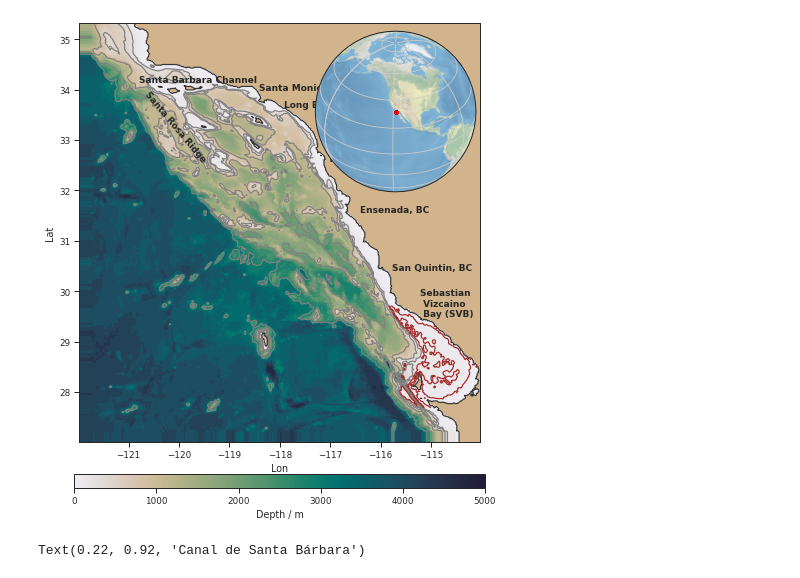
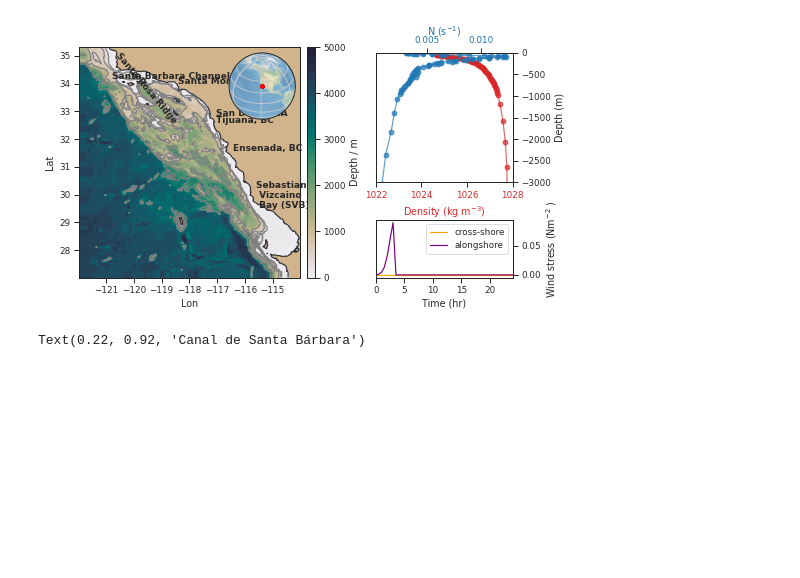
Before and after one commit to anakarinarm/notebooks_SVB, a Jupyter notebook: MITgcm/domain5/figures_paper/figure01.ipynb, the cells around one changed output. Saved outputs shown, nothing was run; the diff lists cells and outputs as text; code cells hidden in the pictures; blank space fills up the shorter version.

```diff
--- a/MITgcm/domain5/figures_paper/figure01.ipynb
+++ b/MITgcm/domain5/figures_paper/figure01.ipynb
@@ -15,6 +15,24 @@ from xmitgcm import open_mdsdataset
 import cartopy
 import cartopy.mpl.geoaxes
 from mpl_toolkits.axes_grid1.inset_locator import inset_axes
+# %%
+def gaussian_windstress(nt=120, end_time=60, max_tau=0.1, sigma=1, center=3.5, angle_up=120.):
+    '''nt=120  number of wind records
+       end_time = 60  end time of records
+       max_tau = 0.1  original 0.1
+       sigma = 1
+       center = 3.5  base 3.5 hr, faster 2.5 hr, slower 4.5
+       angle_up = 120. Rotation angle (in deg) to get alongshore winds'''
+
+    t = np.linspace(0,end_time,nt)  #time array of wind records
+    gauss = max_tau*np.exp(-((t-center)**2)/(2*sigma))
+    mask = t>center
+    gauss[mask]=0
+    windstress= gauss.copy()
+    #alpha = np.radians(angle_up)
+    #zonal_tau = windstress*np.cos(alpha)
+    #merid_tau = windstress*np.sin(alpha)
+    return(windstress, t)
 # %%
 outdir = '/data/SO2/sio-kramosmusalem/exp06_512x612x100_ORL_SVB/01_SVB_febTS_output/'
 outdir2 = '/data/SO2/sio-kramosmusalem/exp06_512x612x100_ORL/01_noSVB_febTS/'
@@ -63,77 +81,103 @@ mask_depSVB = np.ma.getmask(dep_maskedSVB)
 # %%
 sns.set_style('ticks')
 sns.set_context('paper')
-fig = plt.figure(figsize=(7.6,9.2))
-
-ax = fig.add_axes([0.1, 0.0, 0.75, 0.8])
+fig = plt.figure(figsize=(7.6,4.0))
+ax = fig.add_axes([-0.1, 0.12, 0.7, 0.8])
 ax.set_facecolor('tan')
 
 pc = ax.pcolormesh(lon,lat,dep_maskedSVB,
                   vmin=0, vmax=5000, cmap=cmo.cm.rain)
-cb = plt.colorbar(pc, ax=ax, label='Depth / m',pad=0.06, aspect=30,orientation='horizontal')
+cb = plt.colorbar(pc, ax=ax, label='Depth / m',pad=0.02,
+                  aspect=30)
 
 cn = ax.contour(lon,lat,dep_maskedSVB, colors=['0.5'],
                 levels=[250,500,1000,2000,3000])
 
 ax.contour(lon,lat,depthSVB[:,:], levels=[0], colors='0.2')
 
-cn2 = ax.contour(lon[300:],lat[50:200],dep_maskedSVB[50:200,300:], colors=['brown'],
-                levels=[50,100,150])
+#cn2 = ax.contour(lon[300:],lat[50:200],dep_maskedSVB[50:200,300:], colors=['brown'],
+#                levels=[50,100,150])
 
 ax.set_xlabel('Lon')
 ax.set_ylabel('Lat')
-
 ax.set_aspect(1)
 
-ax.text(0.85,0.3,'Sebastian \n Vizcaino \n Bay (SVB)',fontsize=9, fontweight='bold',
+ax.text(0.8,0.3,'Sebastian \n Vizcaino \n Bay (SVB)',fontsize=9, fontweight='bold',
         transform=ax.transAxes)
-ax.text(0.78,0.41,'San Quintin, BC',fontsize=9, transform=ax.transAxes,fontweight='bold')
+#ax.text(0.78,0.41,'San Quintin, BC',fontsize=9, transform=ax.transAxes,fontweight='bold')
 ax.text(0.7,0.55,'Ensenada, BC',fontsize=9, transform=ax.transAxes,fontweight='bold')
 ax.text(0.62,0.67,'Tijuana, BC',fontsize=9, transform=ax.transAxes,fontweight='bold')
 ax.text(0.62,0.7,'San Diego, CA',fontsize=9, transform=ax.transAxes,fontweight='bold')
 ax.text(0.45,0.84,'Santa Monica, CA',fontsize=9, transform=ax.transAxes,fontweight='bold')
-ax.text(0.51,0.8,'Long Beach, CA',fontsize=9, transform=ax.transAxes,fontweight='bold')
+#ax.text(0.51,0.8,'Long Beach, CA',fontsize=9, transform=ax.transAxes,fontweight='bold')
 ax.text(0.15,0.86,'Santa Barbara Channel',fontsize=9, transform=ax.transAxes,
         fontweight='bold')
 ax.text(0.16,0.67,'Santa Rosa Ridge',fontsize=9, transform=ax.transAxes,
         fontweight='bold',rotation=-50)
 
 # Plote globe
-axins = inset_axes(ax, width="40%", height="40%", loc="upper right",
+axins = inset_axes(ax, width="30%", height="30%", loc= 'upper right',
                    axes_class=cartopy.mpl.geoaxes.GeoAxes,
                    axes_kwargs=dict(map_projection=cartopy.crs.Orthographic(central_latitude=32,
                                                                             central_longitude=-118)))
 axins.add_feature(cartopy.feature.OCEAN, zorder=0)
 axins.add_feature(cartopy.feature.LAND, zorder=0, edgecolor='black')
 axins.gridlines()
 axins.stock_img()
 #axins.plot([lon[0]+360], [lat[0]],'ro', transform=cartopy.crs.Orthographic(-110, 35))
 #axins.plot([ lon[-1]+360], [lat[-1]],'ro', transform=cartopy.crs.Orthographic(-120, 35))
 axins.plot(lon, np.ones_like(lon)*27,'r.',transform=cartopy.crs.Orthographic(-118, 32))
 axins.plot(lon, np.ones_like(lon)*35.3,'r.',transform=cartopy.crs.Orthographic(-118, 32))
 
 # ----------------------------------------
-#ax2 = fig.add_axes([0.7, 0.55, 0.28, 0.4])
-#ax2.set_facecolor('0.7')
+ax2 = fig.add_axes([0.62, 0.12, 0.25, 0.2])
+tau_along, t = gaussian_windstress()
+ax2.plot(t,np.zeros_like(t), color='orange', label='cross-shore')
+ax2.plot(t,tau_along, color='purple', label='alongshore')
+ax2.set_xlabel('Time (hr)')
+ax2.set_ylabel(r'Wind stress (Nm$^{-2}$ )')
+ax2.yaxis.set_label_position("right")
+ax2.set_xlim([0,24])
+ax2.yaxis.tick_right()
+ax2.legend()
 
+
+pden_feb = sw.pden(ds.SALT[0,:,100,100].data,ds.THETA[0,:,100,100].data,-ds.Z.data)
+N2_feb,q,pave_feb  = sw.bfrq(ds.SALT[0,:,100,100].data,ds.THETA[0,:,100,100].data,-ds.Z.data)
+
+ax3 = fig.add_axes([0.62, 0.45, 0.25, 0.45])
+color = 'tab:red'
+ax3.set_ylabel('Depth (m)')
+ax3.set_xlabel(r'Density (kg m$^{-3}$)',color=color)
+ax3.plot(pden_feb,ds.Z.data,'-o', color=color, label='FebTS', alpha=0.7)
+ax3.tick_params(axis='x', labelcolor=color)
+ax3.set_ylim(-3000,0)
+ax3.set_xlim(1022, 1028)
+ax3.yaxis.tick_right()
+ax3.yaxis.set_label_position("right")
+ax4 = ax3.twiny()
+color = 'tab:blue'
+ax4.set_xlabel(r'N (s$^{-1}$)', color=color, labelpad=0.15)
+ax4.plot(np.sqrt(N2_feb),-pave_feb,'-o', color=color, label='feb', alpha=0.7)
+ax4.tick_params(axis='x', labelcolor=color)
+ax4.set_ylim(-3000,0)
 #pc2 = ax2.pcolormesh(lon,lat,dep_maskedSVB,
 #                     vmin=0, vmax=250, cmap=cmo.cm.deep)
 # cb2 = plt.colorbar(pc2,label='Depth / m', shrink=0.85, aspect=15,
 #                    extend='max', orientation='horizontal')
 # cn2 = ax2.contour(lon,lat,dep_maskedSVB, colors=['0.2'],
 #                    levels=[50,100,150,200,])
 # ax2.contour(lon,lat,depthSVB[:,:], levels=[0], colors='0.2')
+# ax2.set_xlim(-115.5, -114)
+# ax2.set_ylim(27.5,29.7)
 
-ax2.set_xlim(-115.5, -114)
-ax2.set_ylim(27.5,29.7)
+# ax2.set_xlabel('Lon')
+# ax2.set_ylabel('Lat')
+#ax2.set_aspect(1)
 
-ax2.set_xlabel('Lon')
-ax2.set_ylabel('Lat')
-
-ax2.set_aspect(1)
-plt.savefig('figure1.png')
+plt.savefig('figure1.pdf')
 # %% [output]
-[figure, old version]
+[figure, new version]
 # %%
 sns.set_style('ticks')
 sns.set_context('talk')
```
Also changed, not shown: parts of 4 cells of this notebook, 11 other files.
